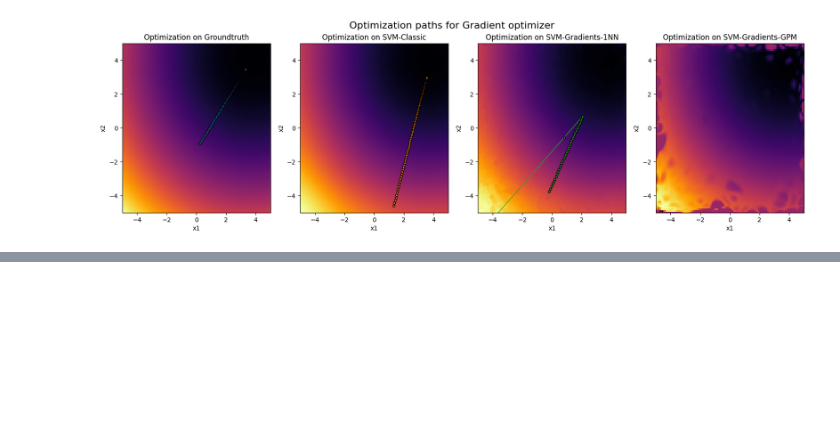
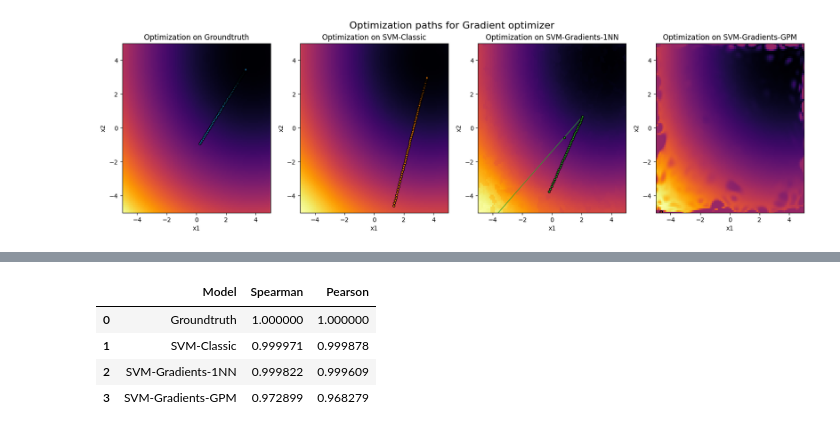
Before and after one commit to mo374z/OptimizationTestfunctionGeneration, a Jupyter notebook: main/f1_simulation.ipynb, the cells around one changed output, grey strips where cells are left out. Saved outputs shown, nothing was run; the diff lists cells and outputs as text; code cells hidden in the pictures; blank space fills up the shorter version.

```diff
--- a/main/f1_simulation.ipynb
+++ b/main/f1_simulation.ipynb
@@ -160,0 +205,14 @@ tbd
+# %%
+df_corr = pd.DataFrame(columns=['Model', 'Spearman', 'Pearson'])
+
+df_corr.loc[len(df_corr)] = ['Groundtruth', spearmanr(y_test, problem_f01(X_test))[0], pearsonr(y_test, problem_f01(X_test))[0]]
+df_corr.loc[len(df_corr)] = ['SVM-Classic', spearmanr(y_test, svm_p1.predict(X_test))[0], pearsonr(y_test, svm_p1.predict(X_test))[0]]
+df_corr.loc[len(df_corr)] = ['SVM-Gradients-1NN', spearmanr(y_test, svm_grad_1nn(X_test))[0], pearsonr(y_test, svm_grad_1nn(X_test))[0]]
+df_corr.loc[len(df_corr)] = ['SVM-Gradients-GPM', spearmanr(y_test, svm_grad_gpm(X_test))[0], pearsonr(y_test, svm_grad_gpm(X_test))[0]]
+df_corr
+# %% [output]
+|  | Model | Spearman | Pearson |
+| 0 | Groundtruth | 1.000000 | 1.000000 |
+| 1 | SVM-Classic | 0.999971 | 0.999878 |
+| 2 | SVM-Gradients-1NN | 0.999822 | 0.999609 |
+| 3 | SVM-Gradients-GPM | 0.972899 | 0.968279 |
```
Also changed, not shown: parts of 4 cells of this notebook.
